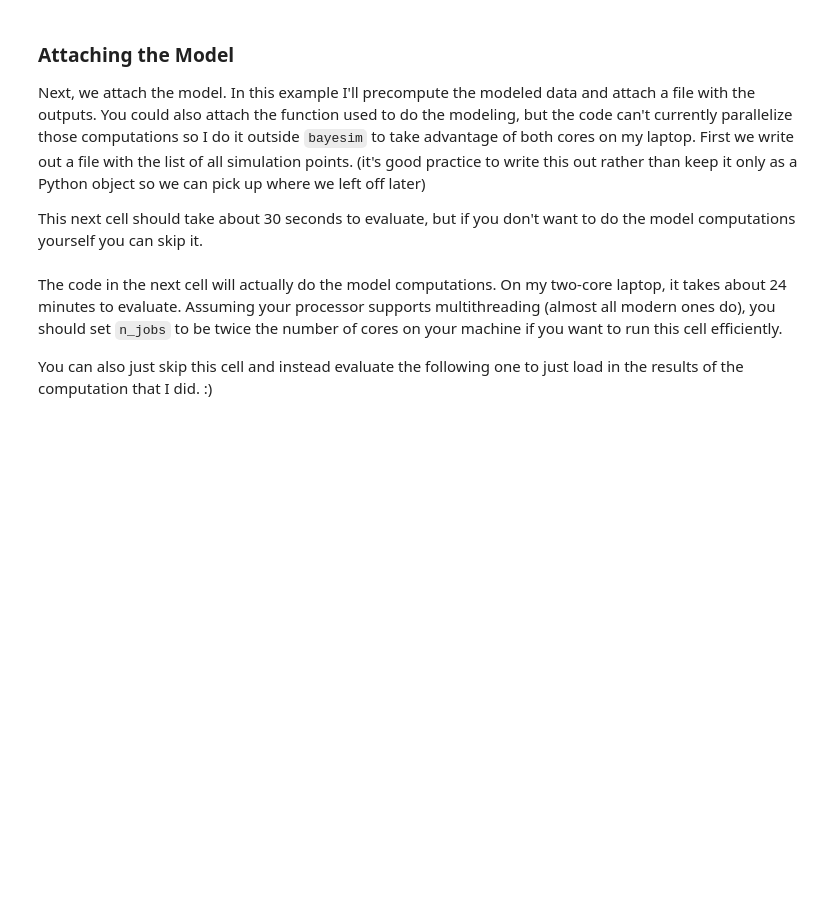
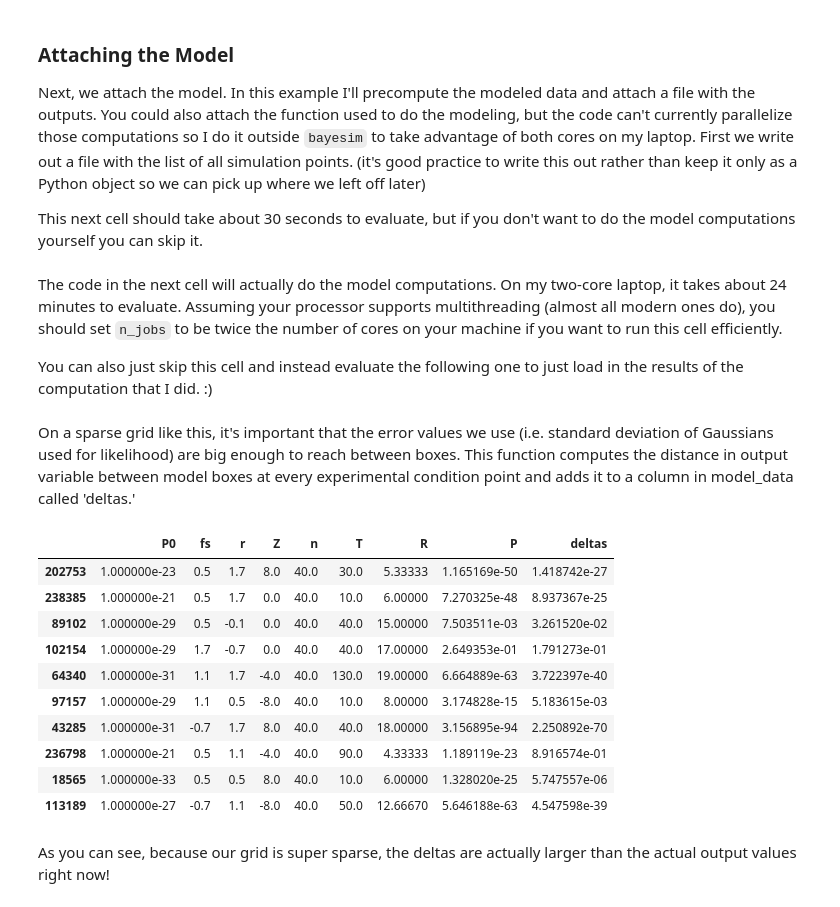
Before and after one commit to PV-Lab/bayesim, a Jupyter notebook: examples/TE/TE.ipynb, the cells around one changed output. Cells and saved outputs as stored; diff of their text form; code cells hidden in the pictures; blank space fills up the shorter version.

```diff
--- a/examples/TE/TE.ipynb
+++ b/examples/TE/TE.ipynb
@@ -101,3 +101,22 @@ You can also just skip this cell and instead evaluate the following one to just
 #dd.io.save('sim_outputs.h5',sim_list)
 # %%
 m.attach_model(mode='file',fpath='sim_outputs.h5')
+# %% [markdown]
+On a sparse grid like this, it's important that the error values we use (i.e. standard deviation of Gaussians used for likelihood) are big enough to reach between boxes. This function computes the distance in output variable between model boxes at every experimental condition point and adds it to a column in model_data called 'deltas.'
+# %%
+m.calc_model_gradients()
+m.model_data.sample(10)
+# %% [output]
+|  | P0 | fs | r | Z | n | T | R | P | deltas |
+| 202753 | 1.000000e-23 | 0.5 | 1.7 | 8.0 | 40.0 | 30.0 | 5.33333 | 1.165169e-50 | 1.418742e-27 |
+| 238385 | 1.000000e-21 | 0.5 | 1.7 | 0.0 | 40.0 | 10.0 | 6.00000 | 7.270325e-48 | 8.937367e-25 |
+| 89102 | 1.000000e-29 | 0.5 | -0.1 | 0.0 | 40.0 | 40.0 | 15.00000 | 7.503511e-03 | 3.261520e-02 |
+| 102154 | 1.000000e-29 | 1.7 | -0.7 | 0.0 | 40.0 | 40.0 | 17.00000 | 2.649353e-01 | 1.791273e-01 |
+| 64340 | 1.000000e-31 | 1.1 | 1.7 | -4.0 | 40.0 | 130.0 | 19.00000 | 6.664889e-63 | 3.722397e-40 |
+| 97157 | 1.000000e-29 | 1.1 | 0.5 | -8.0 | 40.0 | 10.0 | 8.00000 | 3.174828e-15 | 5.183615e-03 |
+| 43285 | 1.000000e-31 | -0.7 | 1.7 | 8.0 | 40.0 | 40.0 | 18.00000 | 3.156895e-94 | 2.250892e-70 |
+| 236798 | 1.000000e-21 | 0.5 | 1.1 | -4.0 | 40.0 | 90.0 | 4.33333 | 1.189119e-23 | 8.916574e-01 |
+| 18565 | 1.000000e-33 | 0.5 | 0.5 | 8.0 | 40.0 | 10.0 | 6.00000 | 1.328020e-25 | 5.747557e-06 |
+| 113189 | 1.000000e-27 | -0.7 | 1.1 | -8.0 | 40.0 | 50.0 | 12.66670 | 5.646188e-63 | 4.547598e-39 |
+# %% [markdown]
+As you can see, because our grid is super sparse, the deltas are actually larger than the actual output values right now!
```
Also changed, not shown: parts of 12 cells of this notebook, 3 other files.
